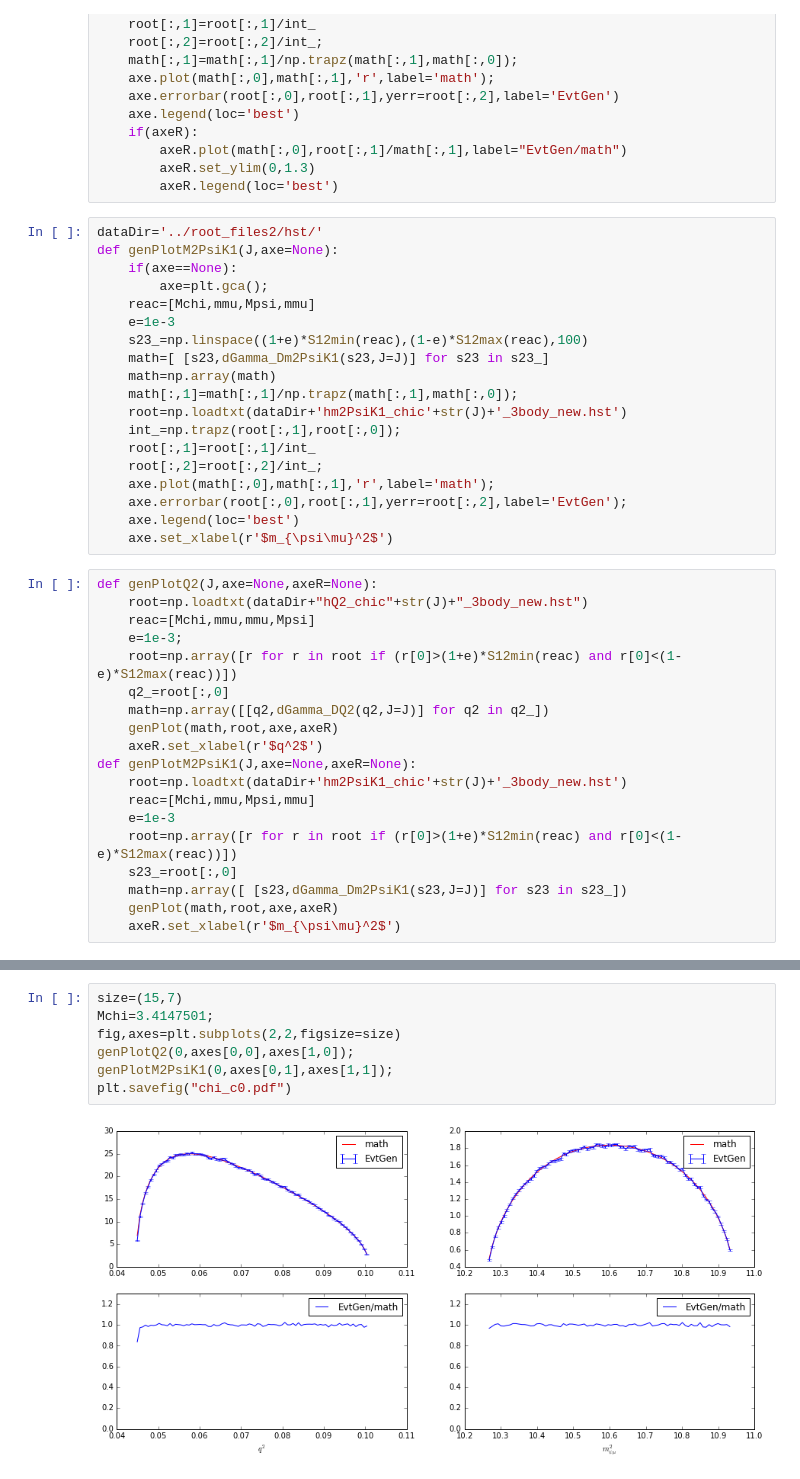
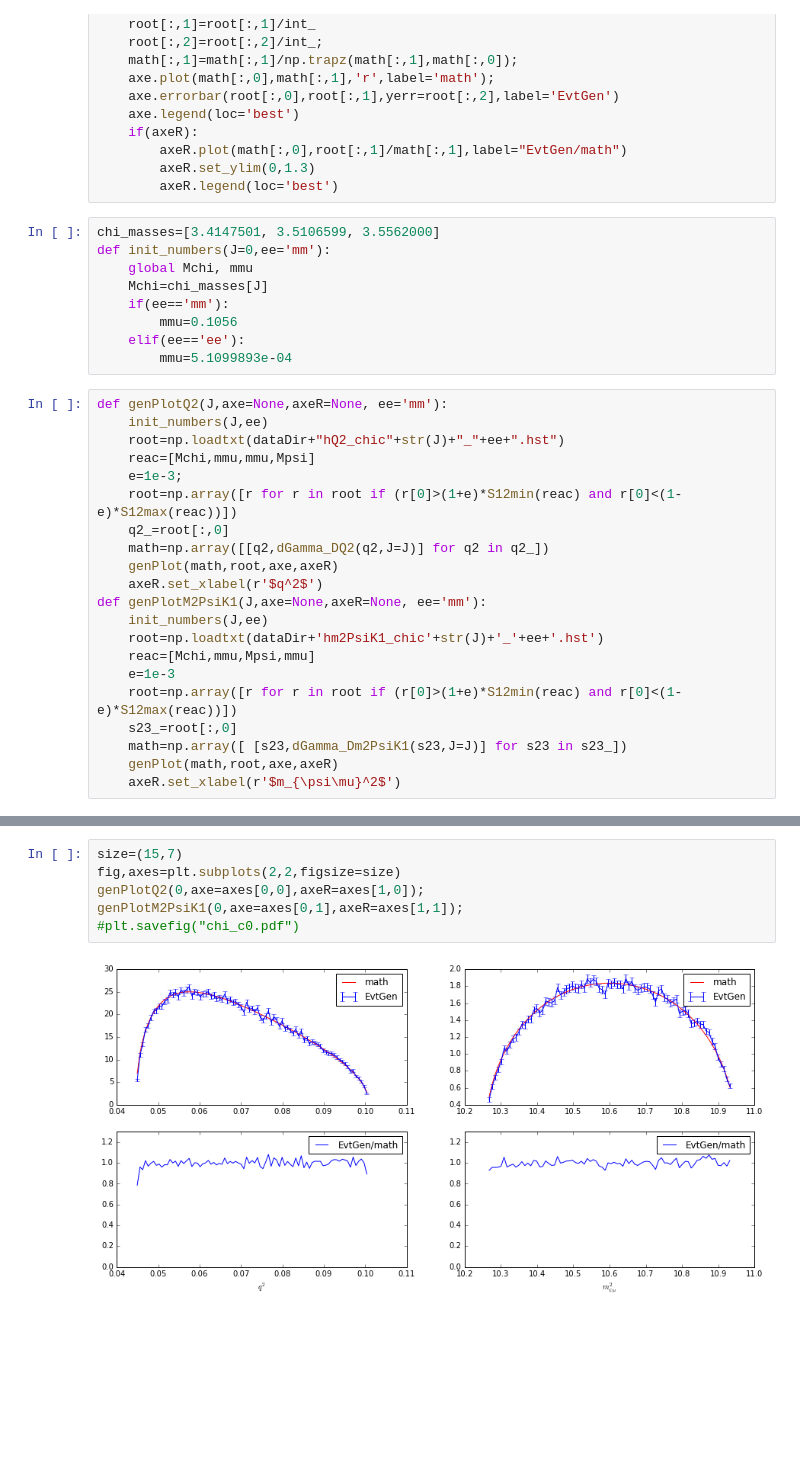
Before and after one commit to alexey-luchinsky/chi_PsiMM, a Jupyter notebook: python/compare_root.ipynb, the cells around one changed output, grey strips where cells are left out. Saved outputs shown, nothing was run; the diff lists cells and outputs as text; blank space fills up the shorter version.

```diff
--- a/python/compare_root.ipynb
+++ b/python/compare_root.ipynb
@@ -97,28 +97,19 @@ def genPlot(math,root,axe=None,axeR=None):
         axeR.plot(math[:,0],root[:,1]/math[:,1],label="EvtGen/math")
         axeR.set_ylim(0,1.3)
         axeR.legend(loc='best')
-# %%
-dataDir='../root_files2/hst/'
-def genPlotM2PsiK1(J,axe=None):
-    if(axe==None):
-        axe=plt.gca();
-    reac=[Mchi,mmu,Mpsi,mmu]
-    e=1e-3
-    s23_=np.linspace((1+e)*S12min(reac),(1-e)*S12max(reac),100)
-    math=[ [s23,dGamma_Dm2PsiK1(s23,J=J)] for s23 in s23_]
-    math=np.array(math)
-    math[:,1]=math[:,1]/np.trapz(math[:,1],math[:,0]);
-    root=np.loadtxt(dataDir+'hm2PsiK1_chic'+str(J)+'_3body_new.hst')
-    int_=np.trapz(root[:,1],root[:,0]);
-    root[:,1]=root[:,1]/int_
-    root[:,2]=root[:,2]/int_;
-    axe.plot(math[:,0],math[:,1],'r',label='math');
-    axe.errorbar(root[:,0],root[:,1],yerr=root[:,2],label='EvtGen');
-    axe.legend(loc='best')
-    axe.set_xlabel(r'$m_{\psi\mu}^2$')
+# %%
+chi_masses=[3.4147501, 3.5106599, 3.5562000]
+def init_numbers(J=0,ee='mm'):
+    global Mchi, mmu
+    Mchi=chi_masses[J]
+    if(ee=='mm'):
+        mmu=0.1056
+    elif(ee=='ee'):
+        mmu=5.1099893e-04
 # %%
-def genPlotQ2(J,axe=None,axeR=None):
-    root=np.loadtxt(dataDir+"hQ2_chic"+str(J)+"_3body_new.hst")
+def genPlotQ2(J,axe=None,axeR=None, ee='mm'):
+    init_numbers(J,ee)
+    root=np.loadtxt(dataDir+"hQ2_chic"+str(J)+"_"+ee+".hst")
     reac=[Mchi,mmu,mmu,Mpsi]
     e=1e-3;
     root=np.array([r for r in root if (r[0]>(1+e)*S12min(reac) and r[0]<(1-e)*S12max(reac))])
@@ -126,8 +117,9 @@ def genPlotQ2(J,axe=None,axeR=None):
     math=np.array([[q2,dGamma_DQ2(q2,J=J)] for q2 in q2_])
     genPlot(math,root,axe,axeR)
     axeR.set_xlabel(r'$q^2$')
-def genPlotM2PsiK1(J,axe=None,axeR=None):
-    root=np.loadtxt(dataDir+'hm2PsiK1_chic'+str(J)+'_3body_new.hst')
+def genPlotM2PsiK1(J,axe=None,axeR=None, ee='mm'):
+    init_numbers(J,ee)
+    root=np.loadtxt(dataDir+'hm2PsiK1_chic'+str(J)+'_'+ee+'.hst')
     reac=[Mchi,mmu,Mpsi,mmu]
     e=1e-3
     root=np.array([r for r in root if (r[0]>(1+e)*S12min(reac) and r[0]<(1-e)*S12max(reac))])
@@ -151,9 +132,8 @@ plt.plot(root_old[:,0],root_old[:,1]/root_new[:,1])
 # %%
 size=(15,7)
-Mchi=3.4147501;
 fig,axes=plt.subplots(2,2,figsize=size)
-genPlotQ2(0,axes[0,0],axes[1,0]);
-genPlotM2PsiK1(0,axes[0,1],axes[1,1]);
-plt.savefig("chi_c0.pdf")
+genPlotQ2(0,axe=axes[0,0],axeR=axes[1,0]);
+genPlotM2PsiK1(0,axe=axes[0,1],axeR=axes[1,1]);
+#plt.savefig("chi_c0.pdf")
 # %% [output]
-[figure, old version]
+[figure, new version]
```
Also changed, not shown: parts of 6 cells of this notebook.
